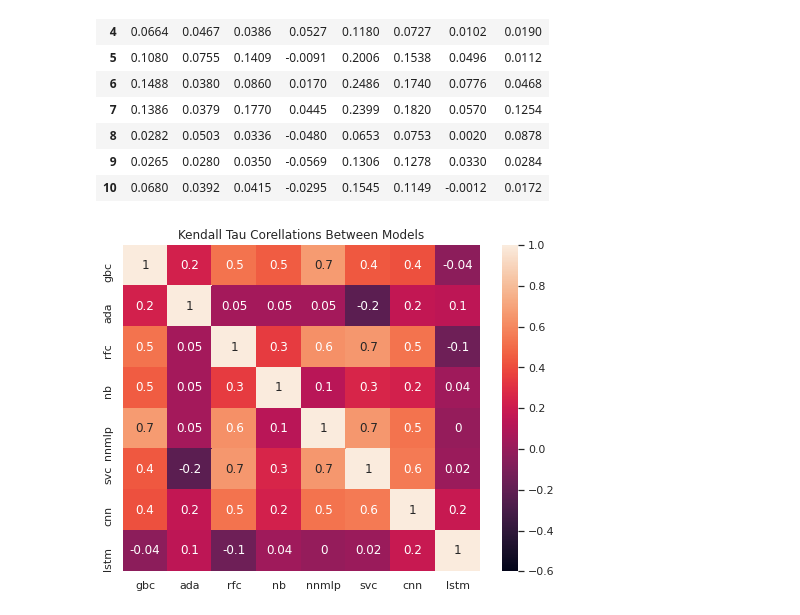
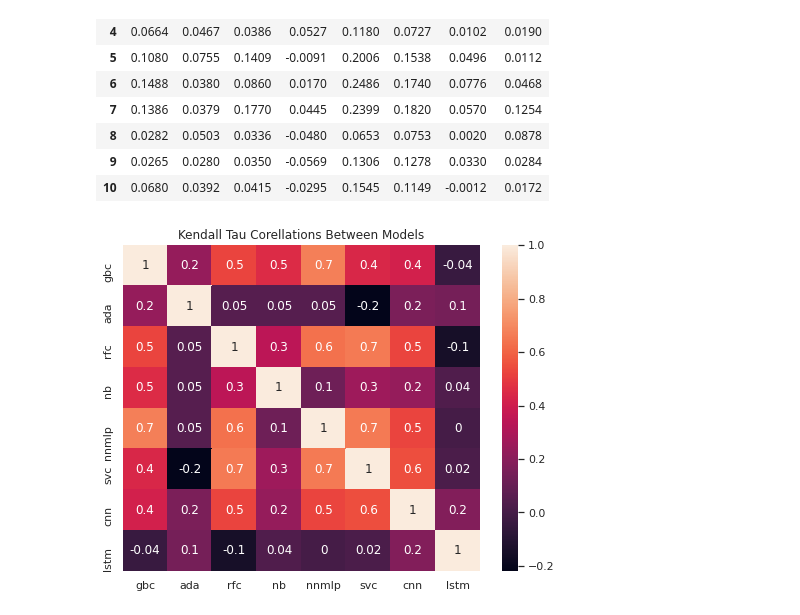
Before and after one commit to shouryaverma/cs_lvl4_project, a Jupyter notebook: code notebooks/correlation.ipynb, the cells around one changed output. Saved outputs shown, nothing was run; the diff lists cells and outputs as text; code cells hidden in the pictures.

```diff
--- a/code notebooks/correlation.ipynb
+++ b/code notebooks/correlation.ipynb
@@ -286,7 +286,7 @@ plt.show()
 # %%
 # df_cnn_std = (df_cnn-df_cnn.mean())/df_cnn.std()
 # df_lstm_std = (df_lstm-df_lstm.mean())/df_lstm.std()
-
+rcParams['figure.figsize'] = 8,6
 corrwith = df_cnn.corrwith(df_lstm, method='kendall')
 print(corrwith)
 corrwith.plot(kind='bar',rot=0)
@@ -329,8 +334,9 @@ models
 # %%
 corr = models.corr(method='kendall')
 rcParams['figure.figsize'] = 8,6
-sns.heatmap(corr,annot=True,vmin=-0.6,vmax=1,fmt='0.1g')
+sns.heatmap(corr,annot=True,fmt='0.1g')
+plt.xlabel('models')
 plt.title('Kendall Tau Corellations Between Models')
 plt.show()
 # %% [output]
-[figure, old version]
+[figure, new version]
```
Also changed, not shown: parts of 5 cells of this notebook, 1 other file.
